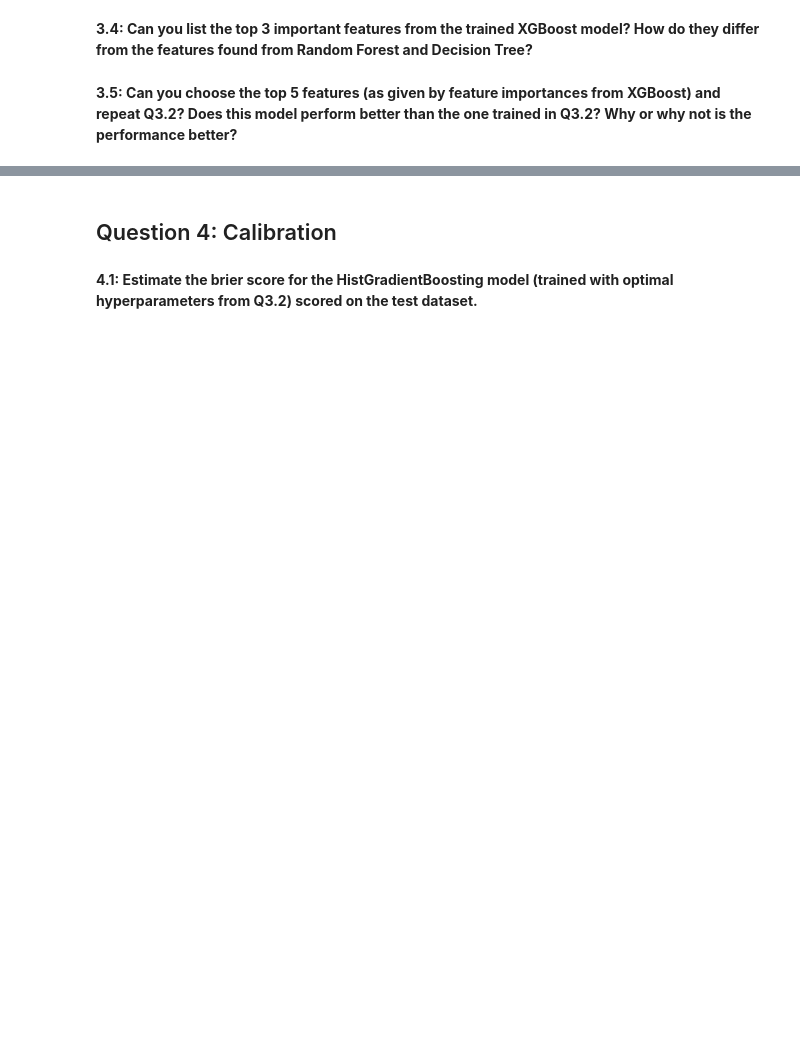
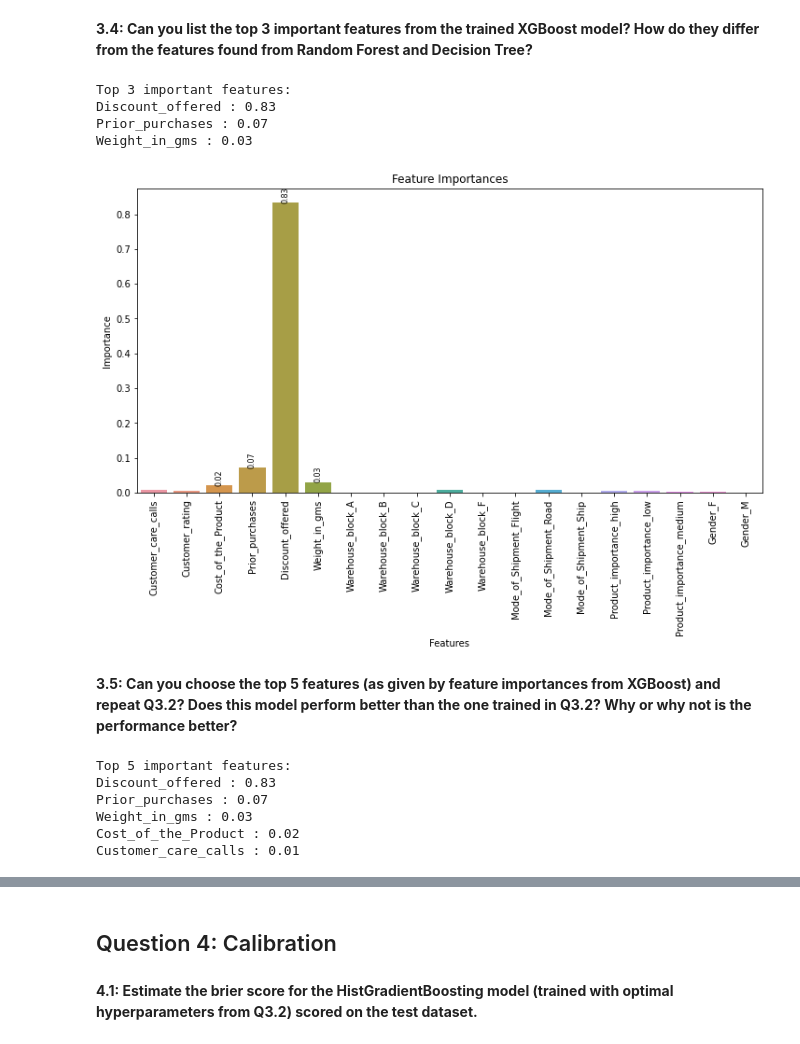
Before and after one commit to adelinka17/aml-spring2023-project2, a Jupyter notebook: AML_HW2_Spring23_Questions.ipynb, the cells around one changed output, grey strips where cells are left out. Saved outputs shown, nothing was run; the diff lists cells and outputs as text; code cells hidden in the pictures; blank space fills up the shorter version.

```diff
--- a/AML_HW2_Spring23_Questions.ipynb
+++ b/AML_HW2_Spring23_Questions.ipynb
@@ -127,0 +540,30 @@ import time
+# %%
+importances = hgboost.best_estimator_.feature_importances_
+feature_importances = [(feature, round(importance, 2)) for feature, importance in zip(X_dev_encoded.columns, importances)]
+feature_importances = sorted(feature_importances, key = lambda x: x[1], reverse = True)
+
+print("Top 3 important features:")
+for feature, importance in feature_importances[:3]:
+    print(feature, ":", importance)
+# %% [output]
+Top 3 important features:
+Discount_offered : 0.83
+Prior_purchases : 0.07
+Weight_in_gms : 0.03
+# %%
+
+plt.figure(figsize=(12, 6))
+sns.barplot(x=X_dev_encoded.columns, y=importances)
+plt.xticks(rotation=90)
+plt.xlabel('Features')
+plt.ylabel('Importance')
+plt.title('Feature Importances')
+
+threshold = 0.02
+for index, value in enumerate(importances):
+    if value >= threshold:
+        plt.text(index, value, "{:.2f}".format(value), fontsize=8, ha='center', va='bottom', rotation=90)
+
+plt.show()
+# %% [output]
+[figure, added]
@@ -131,0 +575,15 @@ import time
+# %%
+importances = hgboost.best_estimator_.feature_importances_
+feature_importances = [(feature, round(importance, 2)) for feature, importance in zip(X_dev_encoded.columns, importances)]
+feature_importances = sorted(feature_importances, key = lambda x: x[1], reverse = True)
+
+print("Top 5 important features:")
+for feature, importance in feature_importances[:5]:
+    print(feature, ":", importance)
+# %% [output]
+Top 5 important features:
+Discount_offered : 0.83
+Prior_purchases : 0.07
+Weight_in_gms : 0.03
+Cost_of_the_Product : 0.02
+Customer_care_calls : 0.01
```
Also changed, not shown: parts of 57 cells of this notebook.
